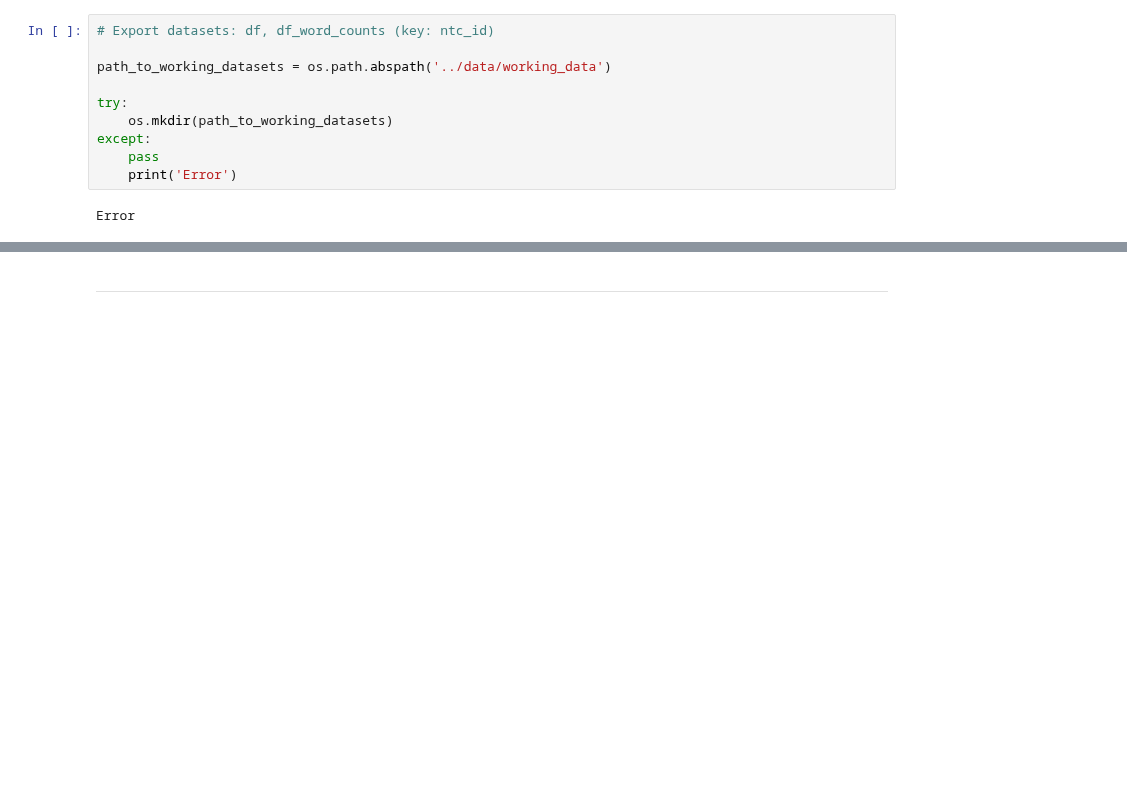
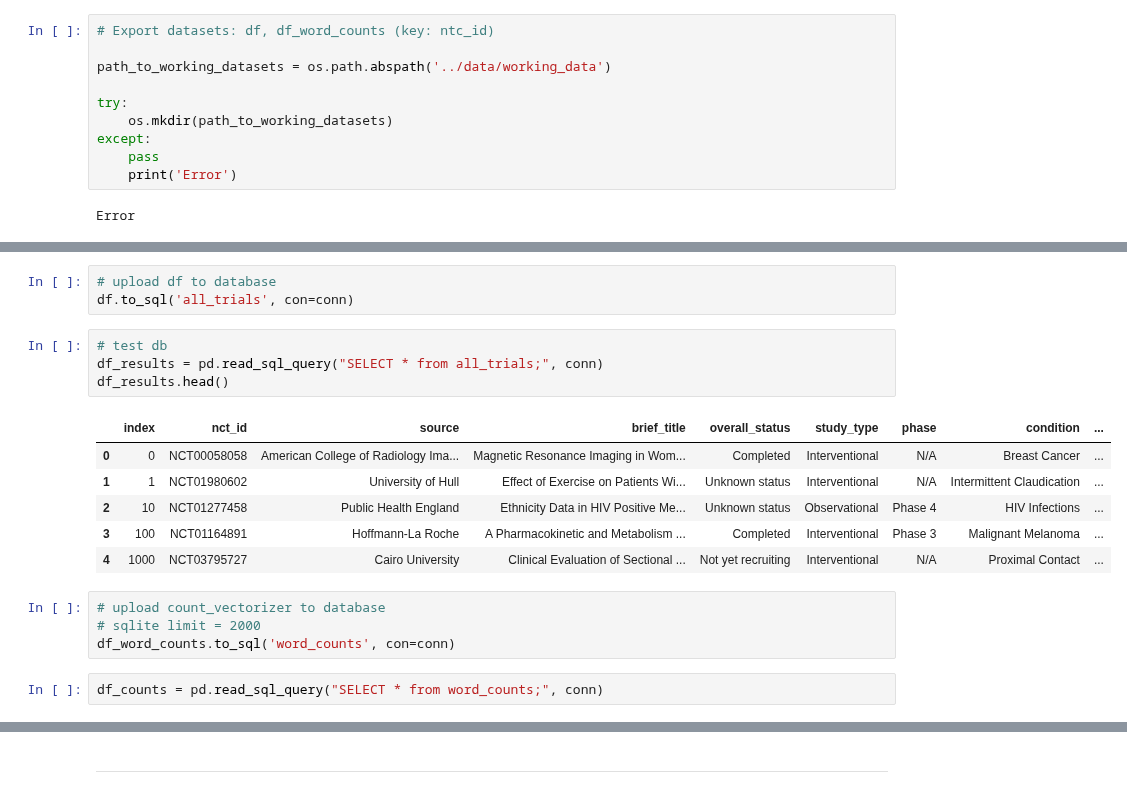
Before and after one commit to cmdelaserna/clinical-trials, a Jupyter notebook: mvp/notebooks/Script 3 - Clean JSON file, preprocess data, export working dataset.ipynb, the cells around one changed output, grey strips where cells are left out. Cells and saved outputs as stored; diff of their text form; blank space fills up the shorter version.

```diff
--- a/mvp/notebooks/Script 3 - Clean JSON file, preprocess data, export working dataset.ipynb
+++ b/mvp/notebooks/Script 3 - Clean JSON file, preprocess data, export working dataset.ipynb
@@ -183,0 +196,20 @@ Error
+# %%
+# upload df to database
+df.to_sql('all_trials', con=conn)
+# %%
+# test db
+df_results = pd.read_sql_query("SELECT * from all_trials;", conn)
+df_results.head()
+# %% [output]
+|  | index | nct_id | source | brief_title | overall_status | study_type | phase | condition | ... |
+| 0 | 0 | NCT00058058 | American College of Radiology Ima... | Magnetic Resonance Imaging in Wom... | Completed | Interventional | N/A | Breast Cancer | ... |
+| 1 | 1 | NCT01980602 | University of Hull | Effect of Exercise on Patients Wi... | Unknown status | Interventional | N/A | Intermittent Claudication | ... |
+| 2 | 10 | NCT01277458 | Public Health England | Ethnicity Data in HIV Positive Me... | Unknown status | Observational | Phase 4 | HIV Infections | ... |
+| 3 | 100 | NCT01164891 | Hoffmann-La Roche | A Pharmacokinetic and Metabolism ... | Completed | Interventional | Phase 3 | Malignant Melanoma | ... |
+| 4 | 1000 | NCT03795727 | Cairo University | Clinical Evaluation of Sectional ... | Not yet recruiting | Interventional | N/A | Proximal Contact | ... |
+# %%
+# upload count_vectorizer to database
+# sqlite limit = 2000
+df_word_counts.to_sql('word_counts', con=conn)
+# %%
+df_counts = pd.read_sql_query("SELECT * from word_counts;", conn)
```
Also changed, not shown: parts of 16 cells of this notebook, 1 other file.
